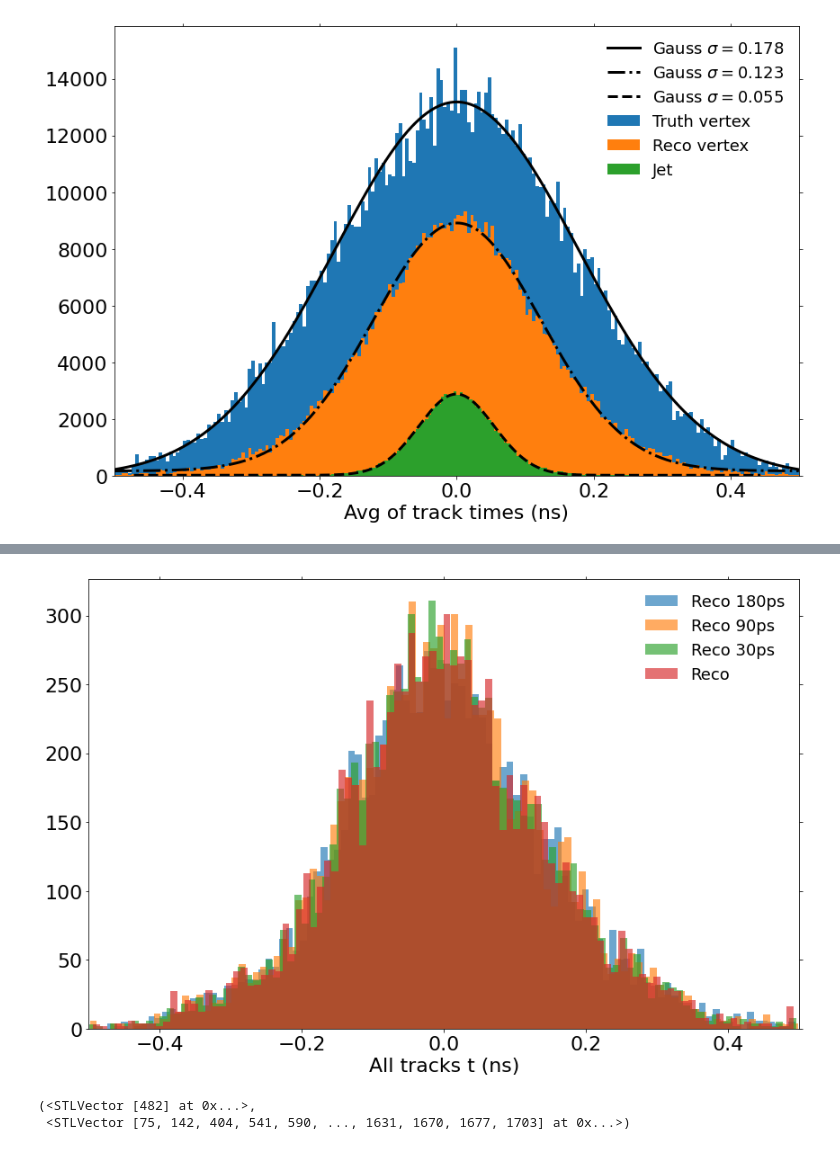
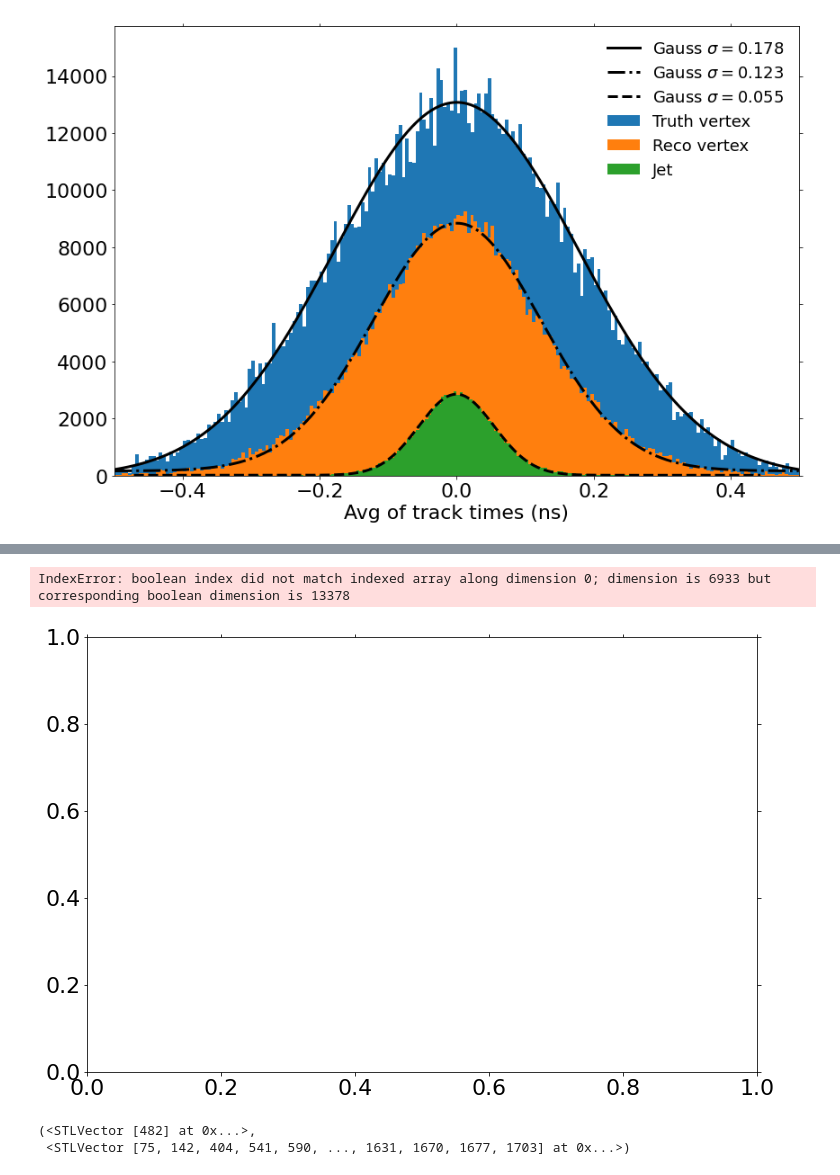
Before and after one commit to ttlindkvist/4DTracking, a Jupyter notebook: timing.ipynb, the cells around one changed output, grey strips where cells are left out. Saved outputs shown, nothing was run; the diff lists cells and outputs as text; code cells hidden in the pictures.

```diff
--- a/timing.ipynb
+++ b/timing.ipynb
@@ -253,30 +437,30 @@ rev_stat_z180_flat = flatten_array(rev_stat_z180)
 # %%
 fig, ax = plt.subplots(1, 1)
 fig.set_size_inches(12, 8)
 
 t_max = 0.5
 
-idx_rev = np.abs(rev_avg_ts_flat) < t_max
-idx_rev30 = np.abs(rev_avg_ts30_flat) < t_max
-idx_rev90 = np.abs(rev_avg_ts90_flat) < t_max
+idx_rev    = np.abs(rev_avg_ts_flat) < t_max
+idx_rev30  = np.abs(rev_avg_ts30_flat) < t_max
+idx_rev90  = np.abs(rev_avg_ts90_flat) < t_max
 idx_rev180 = np.abs(rev_avg_ts180_flat) < t_max
 
-# idx_trv = np.abs(trv_avg_ts_flat) < t_max
 
+_ = ax.hist(rev_all_ts180_flat[idx_rev180], bins=100, alpha=0.65, density=False, label='Reco 180ps')
+_ = ax.hist(rev_all_ts90_flat[idx_rev90], bins=100, alpha=0.65, density=False, label='Reco 90ps')
+_ = ax.hist(rev_all_ts30_flat[idx_rev30], bins=100, alpha=0.65, density=False, label='Reco 30ps')
+_ = ax.hist(rev_all_ts_flat[idx_rev], bins=100, alpha=0.65, density=False, label='Reco')
 
-_ = ax.hist(rev_avg_ts180_flat[idx_rev180], bins=100, alpha=0.65, density=False, label='Reco 180ps')
-_ = ax.hist(rev_avg_ts90_flat[idx_rev90], bins=100, alpha=0.65, density=False, label='Reco 90ps')
-_ = ax.hist(rev_avg_ts30_flat[idx_rev30], bins=100, alpha=0.65, density=False, label='Reco 30ps')
-_ = ax.hist(rev_avg_ts_flat[idx_rev], bins=100, alpha=0.65, density=False, label='Reco')
-
-# _ = ax.hist(trv_avg_ts_flat[idx_trv],  bins=100, alpha=0.65, density=False, label='Truth')
+idx_trv = np.abs(trv_all_ts_flat) < t_max
+_ = ax.hist(trv_avg_ts_flat[idx_trv],  bins=100, alpha=0.65, density=False, label='Truth')
 
 ax.legend(frameon=False)
 ax.set_xlabel('All tracks t (ns)')
 ax.set_xlim(-t_max, t_max)
 fig.tight_layout()
 # %% [output]
+IndexError: boolean index did not match indexed array along dimension 0; dimension is 6933 but corresponding boolean dimension is 13378
-[figure, old version]
+[figure, new version]
 # %%
 truth_vertex_track_idxs[100][50], reco_vertex_track_idxs[0][0]
 # %% [output]
```
Also changed, not shown: parts of 13 cells of this notebook, 11 other files.
